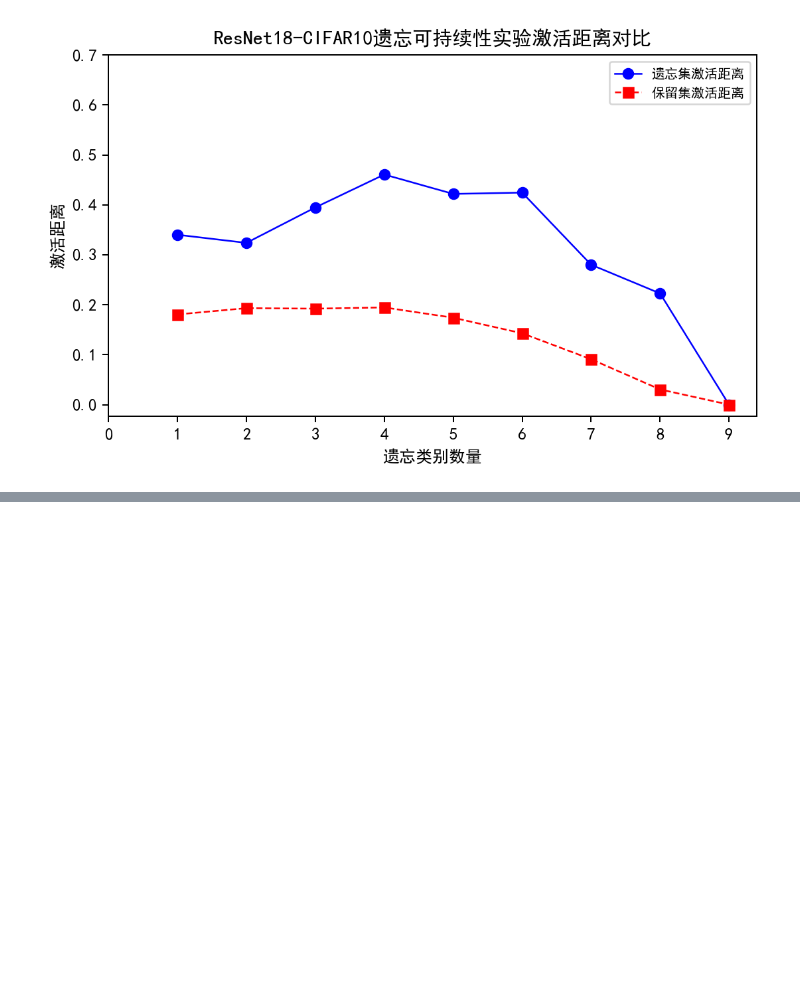
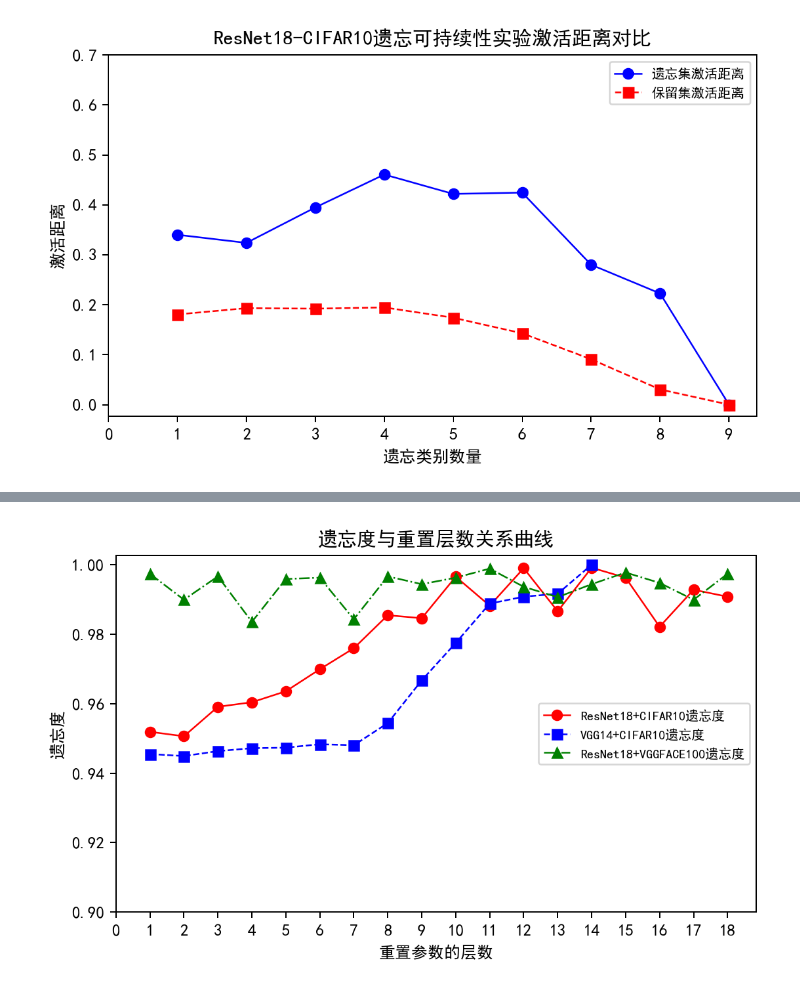
Before and after one commit to pan402945786/graduate_expriment, a Jupyter notebook: common/plot_pic2.ipynb, the cells around one changed output, grey strips where cells are left out. Drawn from its saved outputs; the diff is of its cells as text; code cells hidden in the pictures; blank space fills up the shorter version.

```diff
--- a/common/plot_pic2.ipynb
+++ b/common/plot_pic2.ipynb
@@ -953,0 +963,88 @@ plt.show()
+# %%
+# 遗忘度画在一起
+
+
+import numpy as np
+import matplotlib.pyplot as plt
+from common.utils import calcForgetPercent
+
+plt.figure(figsize=(7,4), dpi=180)
+ax = plt.subplot(111)
+ax.xaxis.set_ticks_position('bottom')
+ax.yaxis.set_ticks_position('left')
+ax.set_xlabel('重置参数的层数')  # Add an x-label to the axes.
+ax.set_ylabel('遗忘度')  # Add a y-label to the axes.
+ax.set_title("遗忘度与重置层数关系曲线")  # Add a title to the axes.
+plt.rcParams['font.family']=['SimHei']#关键是这句
+# plt.rcParams['font.family']=['Arial Unicode MS']
+X = np.linspace(1, 18, 18, endpoint=True)
+X1 = np.linspace(1, 14, 14, endpoint=True)
+
+reset_freeze_forget_acc = [
+    0,0,0,0,0,0,
+    0,0,0,0,0,0,
+    0,0,0,0,0,0,
+]
+reset_freeze_retain_acc = [
+    90.963,91.075,90.338,90.225,89.950,89.400,
+    88.875,88.050,88.125,87.088,87.813,86.875,
+    85.625,86.863,86.463,85.238,86.163,85.988,
+]
+
+retrain_retain_acc = 0.86788
+retrain_forget_acc = 0.
+
+lrfForgetPercent = calcForgetPercent(reset_freeze_forget_acc, reset_freeze_retain_acc, retrain_forget_acc, retrain_retain_acc)
+F = np.array(lrfForgetPercent)
+
+
+vgg_reset_freeze_forget_acc = [
+    0,0,0,0,0,0,
+    0,0,0,0,0,0,
+    0,0,
+
+    # 0,0,0,0
+]
+vgg_reset_freeze_retain_acc = [
+    93.088,93.138,93.013,92.938,92.925,
+    92.838,92.863,92.300,91.213,90.263,
+    89.263,89.088,89.013,88.275,
+
+    # 0,0,0,0
+]
+
+vgg_retrain_retain_acc = 0.88275
+vgg_retrain_forget_acc = 0.
+
+lrfForgetPercent = calcForgetPercent(vgg_reset_freeze_forget_acc, vgg_reset_freeze_retain_acc, vgg_retrain_forget_acc, vgg_retrain_retain_acc)
+F2 = np.array(lrfForgetPercent)
+
+
+resnet_vggface_lrf_forget_acc = [
+    0,0,0,0,0,0,0,0,0,0,0,0,0,0,0,0,0,0,
+]
+
+resnet_vggface_lrf_retain_acc = [
+    91.310,92.473,91.242,90.044,91.173,91.208,
+    90.113,91.242,92.063,91.892,91.447,90.968,
+    90.694,91.037,91.755,91.071,90.626,91.310,
+]
+
+resnet_vggface_retrain_retain_acc = 0.9155
+resnet_vggface_retrain_forget_acc = 0.
+
+lrfForgetPercent = calcForgetPercent(resnet_vggface_lrf_forget_acc, resnet_vggface_lrf_retain_acc, resnet_vggface_retrain_forget_acc, resnet_vggface_retrain_retain_acc)
+F3 = np.array(lrfForgetPercent)
+
+
+plt.plot(X, F,  marker='o',linewidth=1, linestyle="solid", color='r', label="ResNet18+CIFAR10遗忘度")
+plt.plot(X1, F2,  marker='s',linewidth=1, linestyle="dashed", color='b', label="VGG14+CIFAR10遗忘度")
+plt.plot(X, F3,  marker='^',linewidth=1, linestyle="dashdot", color='g', label="ResNet18+VGGFACE100遗忘度")
+plt.xticks(np.linspace(0,18,19,endpoint=True))
+plt.yticks(np.linspace(0.9,1,6,endpoint=True))
+
+plt.legend(loc='center right',fontsize=8, frameon=True)
+plt.savefig("./figures/chapter4_all_lrf_forget_percent.png",dpi=272)
+plt.show()
+# %% [output]
+[figure, added]
```
Also changed, not shown: parts of 13 cells of this notebook, 9 other files.
